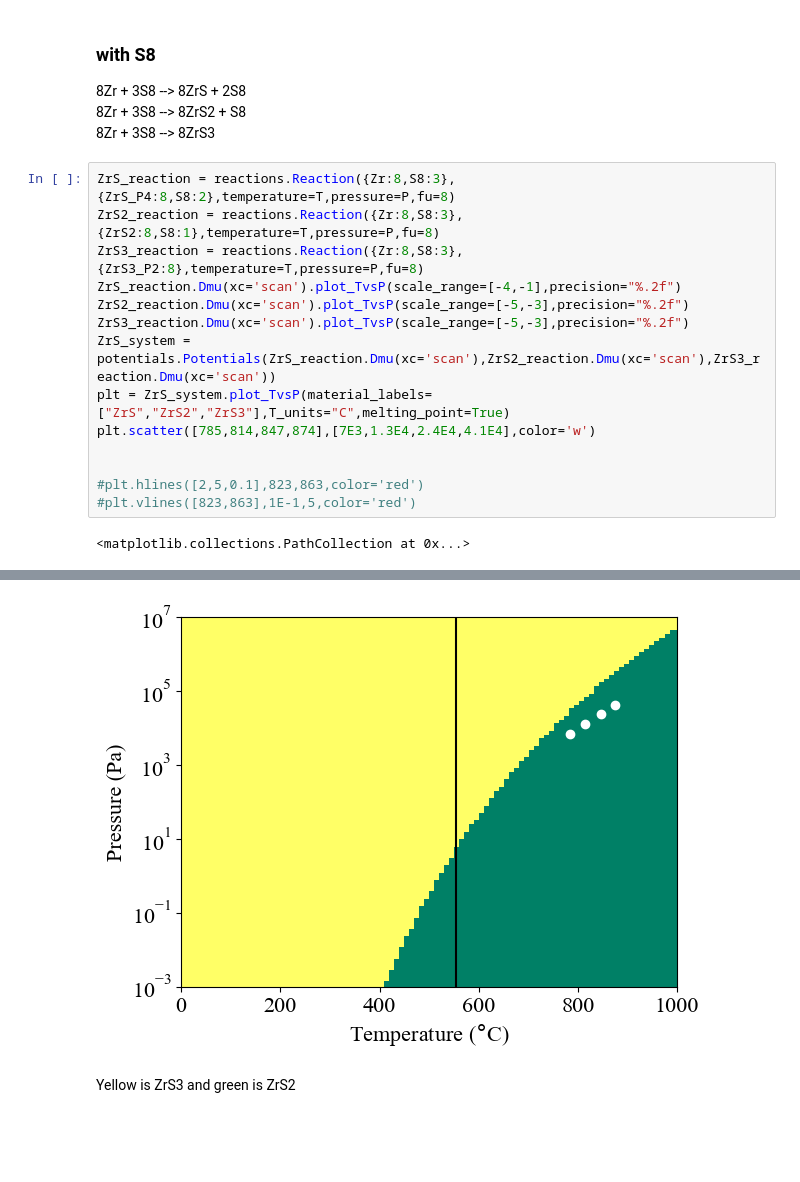
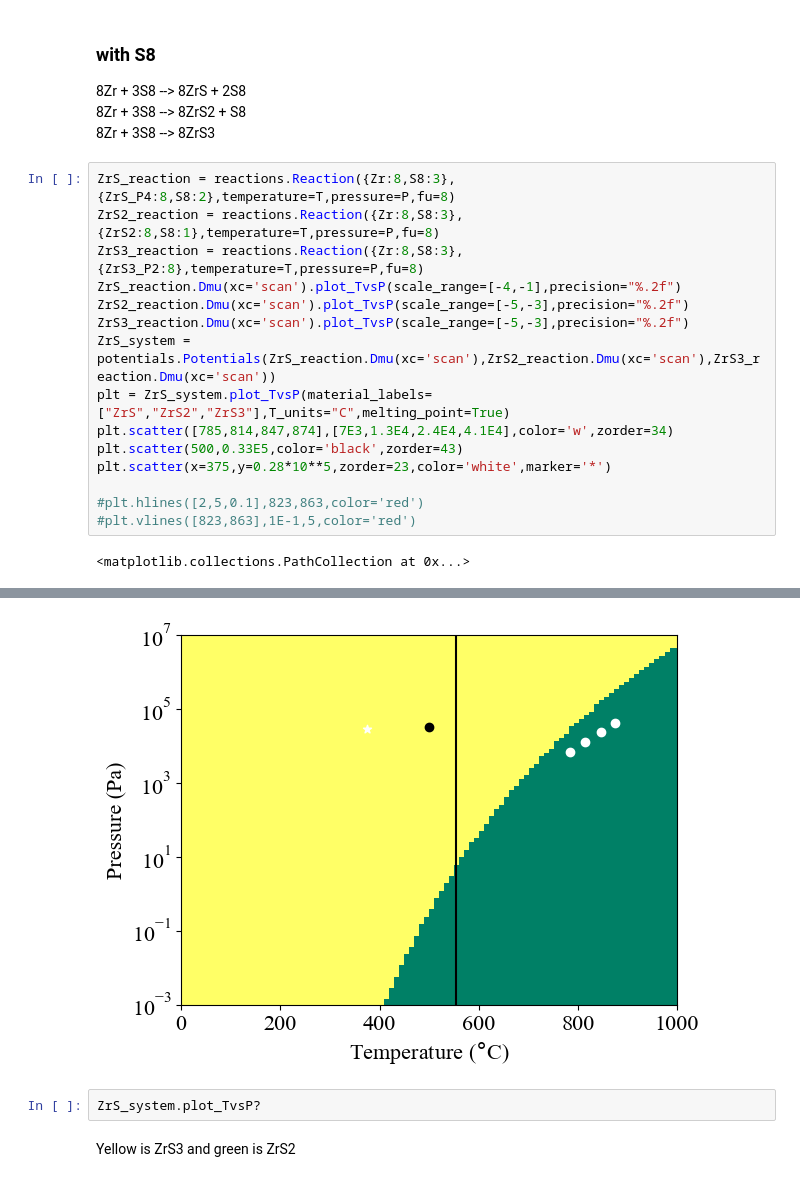
Before and after one commit to NU-CEM/ThermoPot, a Jupyter notebook: paper_analysis.ipynb, the cells around one changed output, grey strips where cells are left out. Drawn from its saved outputs; the diff is of its cells as text; blank space fills up the shorter version.

```diff
--- a/paper_analysis.ipynb
+++ b/paper_analysis.ipynb
@@ -352,22 +354,25 @@ plt = ZrS_system.plot_TvsP(material_labels=["ZrS","ZrS2","ZrS3"],sulphur_gas=Tru
 # %%
 ZrS_reaction = reactions.Reaction({Zr:8,S8:3},{ZrS_P4:8,S8:2},temperature=T,pressure=P,fu=8)
 ZrS2_reaction = reactions.Reaction({Zr:8,S8:3},{ZrS2:8,S8:1},temperature=T,pressure=P,fu=8)
 ZrS3_reaction = reactions.Reaction({Zr:8,S8:3},{ZrS3_P2:8},temperature=T,pressure=P,fu=8)
 ZrS_reaction.Dmu(xc='scan').plot_TvsP(scale_range=[-4,-1],precision="%.2f")
 ZrS2_reaction.Dmu(xc='scan').plot_TvsP(scale_range=[-5,-3],precision="%.2f")
 ZrS3_reaction.Dmu(xc='scan').plot_TvsP(scale_range=[-5,-3],precision="%.2f")
 ZrS_system = potentials.Potentials(ZrS_reaction.Dmu(xc='scan'),ZrS2_reaction.Dmu(xc='scan'),ZrS3_reaction.Dmu(xc='scan'))
 plt = ZrS_system.plot_TvsP(material_labels=["ZrS","ZrS2","ZrS3"],T_units="C",melting_point=True)
-plt.scatter([785,814,847,874],[7E3,1.3E4,2.4E4,4.1E4],color='w')
-
+plt.scatter([785,814,847,874],[7E3,1.3E4,2.4E4,4.1E4],color='w',zorder=34)
+plt.scatter(500,0.33E5,color='black',zorder=43)
+plt.scatter(x=375,y=0.28*10**5,zorder=23,color='white',marker='*')
 
 #plt.hlines([2,5,0.1],823,863,color='red')
 #plt.vlines([823,863],1E-1,5,color='red')
 # %% [output]
 <matplotlib.collections.PathCollection at 0x...>
 [figure]
 [figure]
 [figure]
-[figure, old version]
+[figure, new version]
+# %%
+ZrS_system.plot_TvsP?
 # %% [markdown]
 Yellow is ZrS3 and green is ZrS2
```
Also changed, not shown: parts of 1 cell of this notebook.
